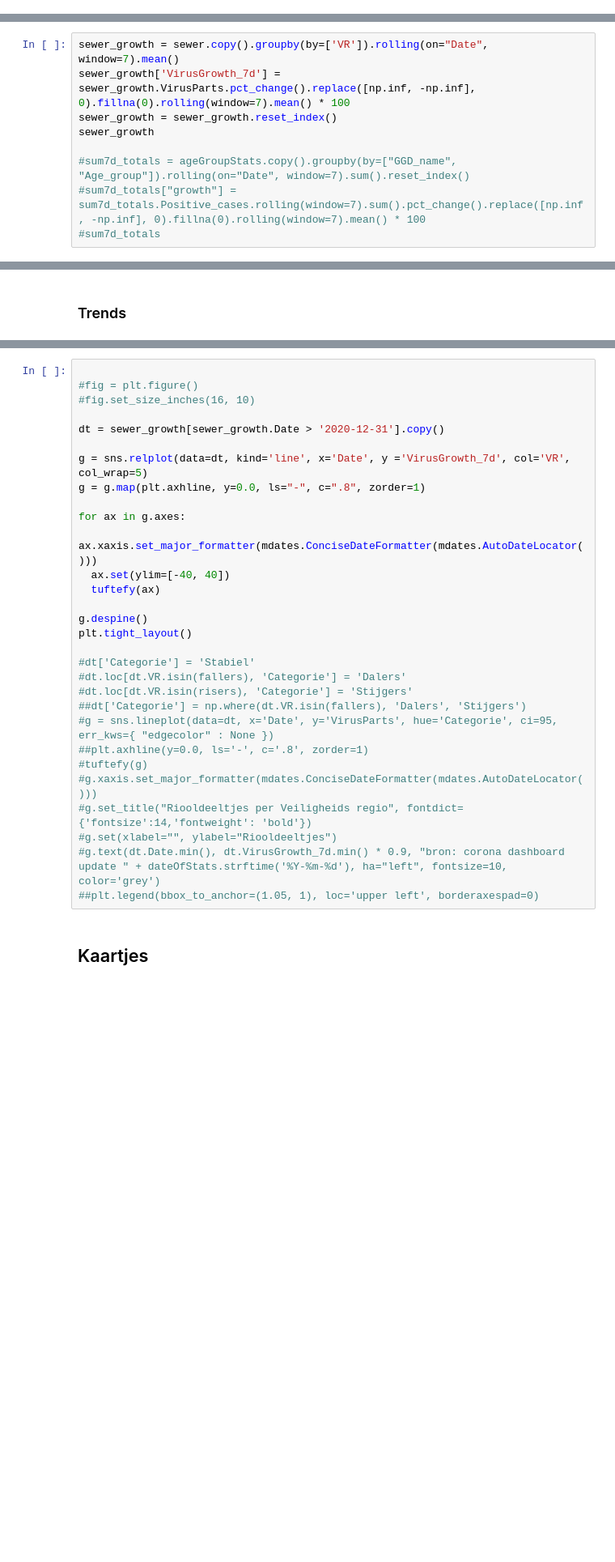
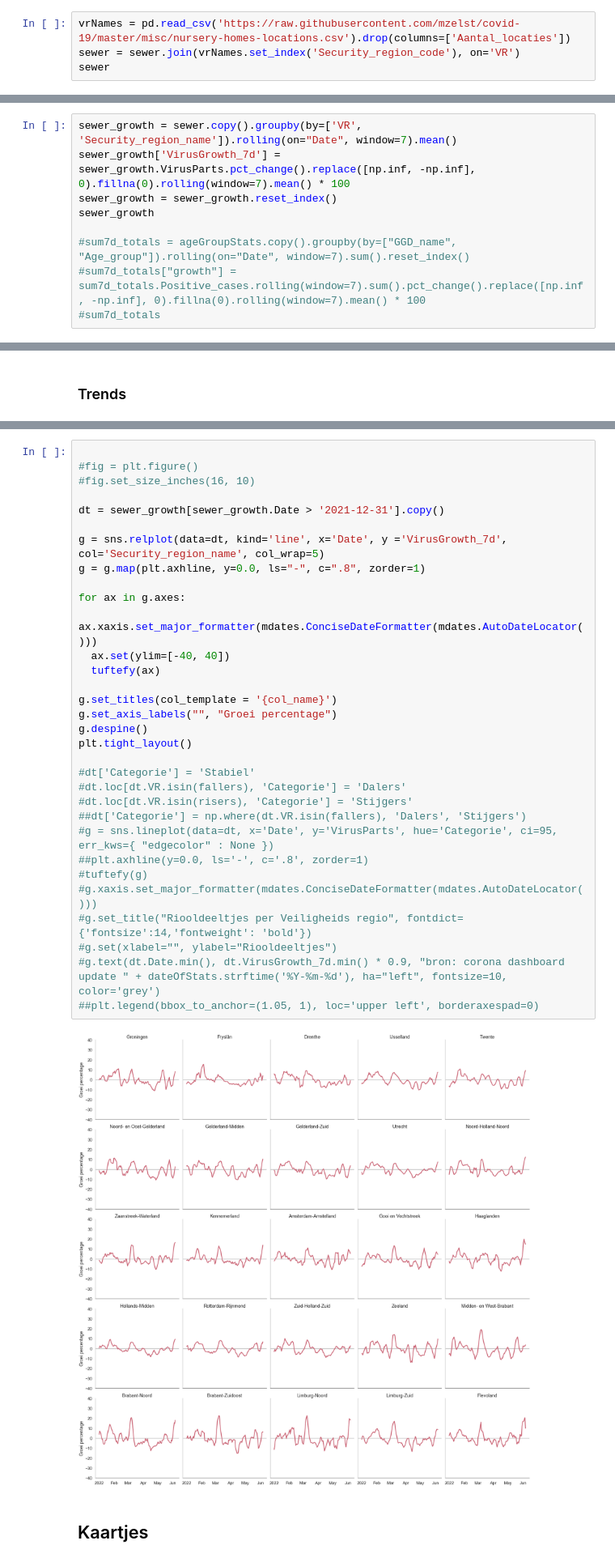
Before and after one commit to DavyLandman/covid-19-rivm-data, a Jupyter notebook: sewage-trends.ipynb, the cells around one changed output, grey strips where cells are left out. Shown at 81% size. Drawn from its saved outputs; the diff is of its cells as text; blank space fills up the shorter version.

Commit message:
Extra plots for sewage

```diff
--- a/sewage-trends.ipynb
+++ b/sewage-trends.ipynb
@@ -29,3 +43,7 @@ sewer
+# %%
+vrNames = pd.read_csv('https://raw.githubusercontent.com/mzelst/covid-19/master/misc/nursery-homes-locations.csv').drop(columns=['Aantal_locaties'])
+sewer = sewer.join(vrNames.set_index('Security_region_code'), on='VR')
+sewer
 # %%
 map_data = gpd.read_file("https://cartomap.github.io/nl/wgs84/veiligheidsregio_2021.geojson")
 map_data
@@ -32,7 +68,7 @@ map_data
 # %% [markdown]
 ## Data voorbereiden
 # %%
-sewer_growth = sewer.copy().groupby(by=['VR']).rolling(on="Date", window=7).mean()
+sewer_growth = sewer.copy().groupby(by=['VR', 'Security_region_name']).rolling(on="Date", window=7).mean()
 sewer_growth['VirusGrowth_7d'] = sewer_growth.VirusParts.pct_change().replace([np.inf, -np.inf], 0).fillna(0).rolling(window=7).mean() * 100
 sewer_growth = sewer_growth.reset_index()
 sewer_growth
@@ -196,32 +289,36 @@ g.text(dt.Date.min(), dt.VirusGrowth_7d.min() * 0.9, "bron: corona dashboard upd
 # %%
 
 #fig = plt.figure()
 #fig.set_size_inches(16, 10)
 
-dt = sewer_growth[sewer_growth.Date > '2020-12-31'].copy()
+dt = sewer_growth[sewer_growth.Date > '2021-12-31'].copy()
 
-g = sns.relplot(data=dt, kind='line', x='Date', y ='VirusGrowth_7d', col='VR', col_wrap=5)
+g = sns.relplot(data=dt, kind='line', x='Date', y ='VirusGrowth_7d', col='Security_region_name', col_wrap=5)
 g = g.map(plt.axhline, y=0.0, ls="-", c=".8", zorder=1)
 
 for ax in g.axes:
   ax.xaxis.set_major_formatter(mdates.ConciseDateFormatter(mdates.AutoDateLocator()))
   ax.set(ylim=[-40, 40])
   tuftefy(ax)
 
+g.set_titles(col_template = '{col_name}')
+g.set_axis_labels("", "Groei percentage")
 g.despine()
 plt.tight_layout()
 
 #dt['Categorie'] = 'Stabiel'
 #dt.loc[dt.VR.isin(fallers), 'Categorie'] = 'Dalers'
 #dt.loc[dt.VR.isin(risers), 'Categorie'] = 'Stijgers'
 ##dt['Categorie'] = np.where(dt.VR.isin(fallers), 'Dalers', 'Stijgers')
 #g = sns.lineplot(data=dt, x='Date', y='VirusParts', hue='Categorie', ci=95, err_kws={ "edgecolor" : None })
 ##plt.axhline(y=0.0, ls='-', c='.8', zorder=1)
 #tuftefy(g)
 #g.xaxis.set_major_formatter(mdates.ConciseDateFormatter(mdates.AutoDateLocator()))
 #g.set_title("Riooldeeltjes per Veiligheids regio", fontdict={'fontsize':14,'fontweight': 'bold'})
 #g.set(xlabel="", ylabel="Riooldeeltjes")
 #g.text(dt.Date.min(), dt.VirusGrowth_7d.min() * 0.9, "bron: corona dashboard update " + dateOfStats.strftime('%Y-%m-%d'), ha="left", fontsize=10, color='grey')
 ##plt.legend(bbox_to_anchor=(1.05, 1), loc='upper left', borderaxespad=0)
+# %% [output]
+[figure, added]
 # %% [markdown]
 ## Kaartjes
```
Also changed, not shown: parts of 14 cells of this notebook.
